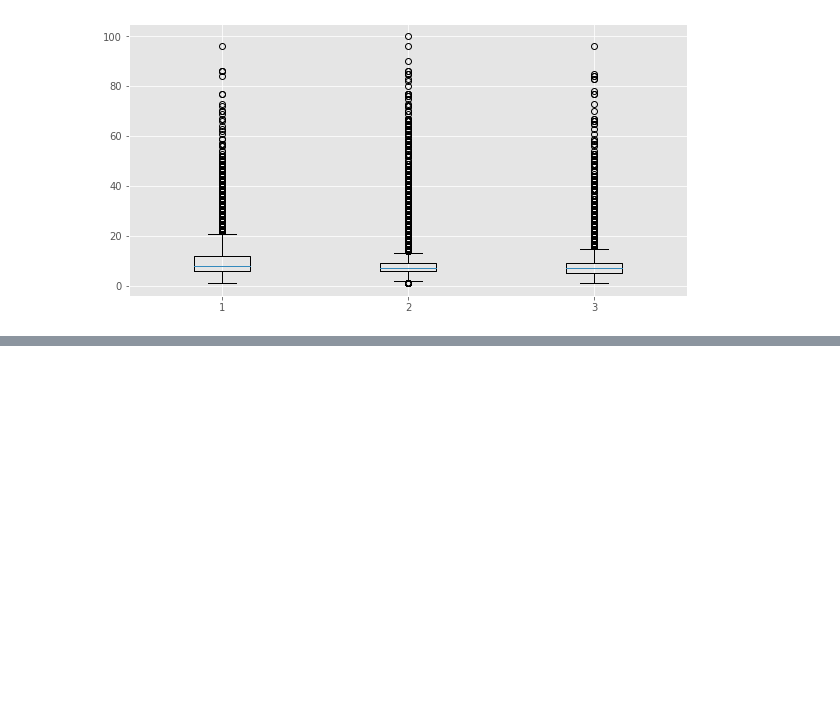
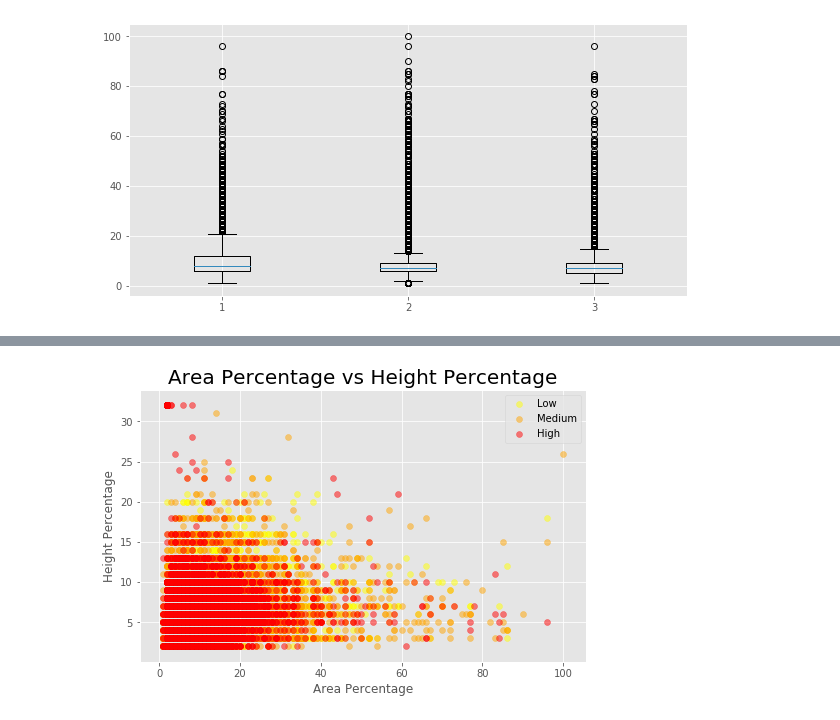
Before and after one commit to rumbelievable/earthquake_predictor, a Jupyter notebook: notebooks/eda.ipynb, the cells around one changed output, grey strips where cells are left out. Saved outputs shown, nothing was run; the diff lists cells and outputs as text; code cells hidden in the pictures; blank space fills up the shorter version.

```diff
--- a/eda.ipynb
+++ b/notebooks/eda.ipynb
@@ -207,0 +225,11 @@ ax.boxplot(data_age);
+# %%
+fig, ax = plt.subplots(1,1,figsize=(8,5))
+ax.scatter(one['area_percentage'], one['height_percentage'], color='yellow', alpha=.5, label='Low')
+ax.scatter(two['area_percentage'], two['height_percentage'], color='orange', alpha=.5, label='Medium')
+ax.scatter(three['area_percentage'], three['height_percentage'], color='red', alpha=.5, label='High')
+ax.set_title('Area Percentage vs Height Percentage', fontsize=20)
+ax.set_ylabel('Height Percentage')
+ax.set_xlabel('Area Percentage')
+ax.legend();
+# %% [output]
+[figure, added]
```
Also changed, not shown: parts of 13 cells of this notebook, 1 other file.
